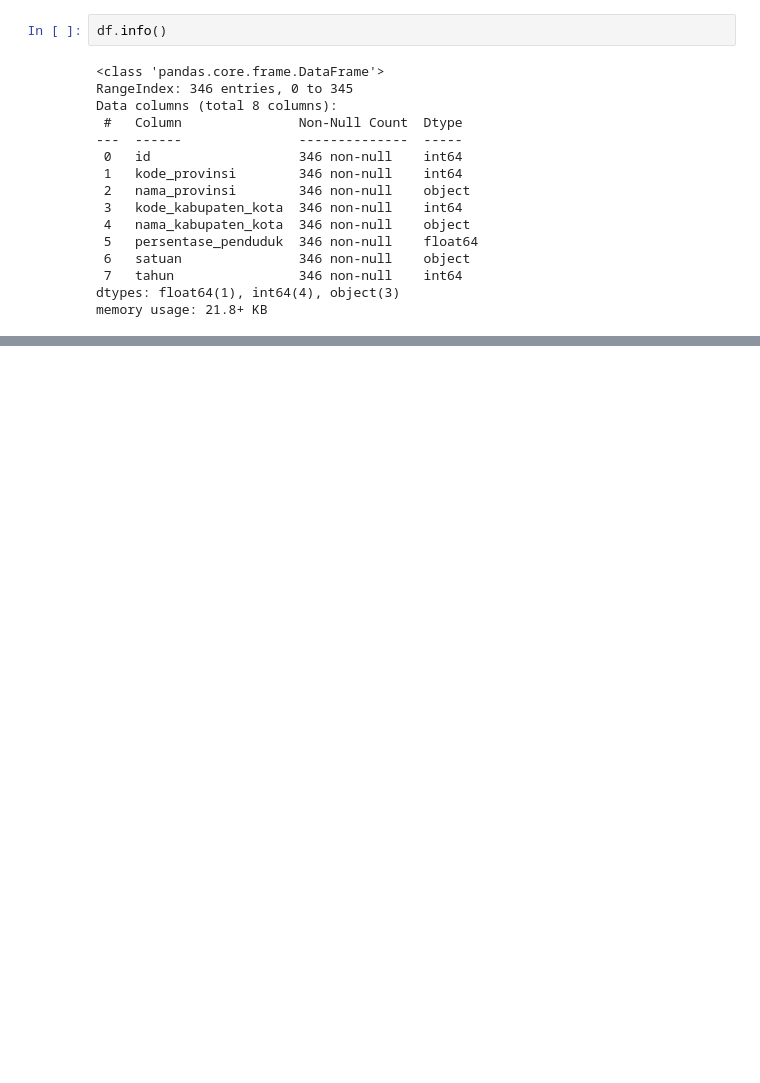
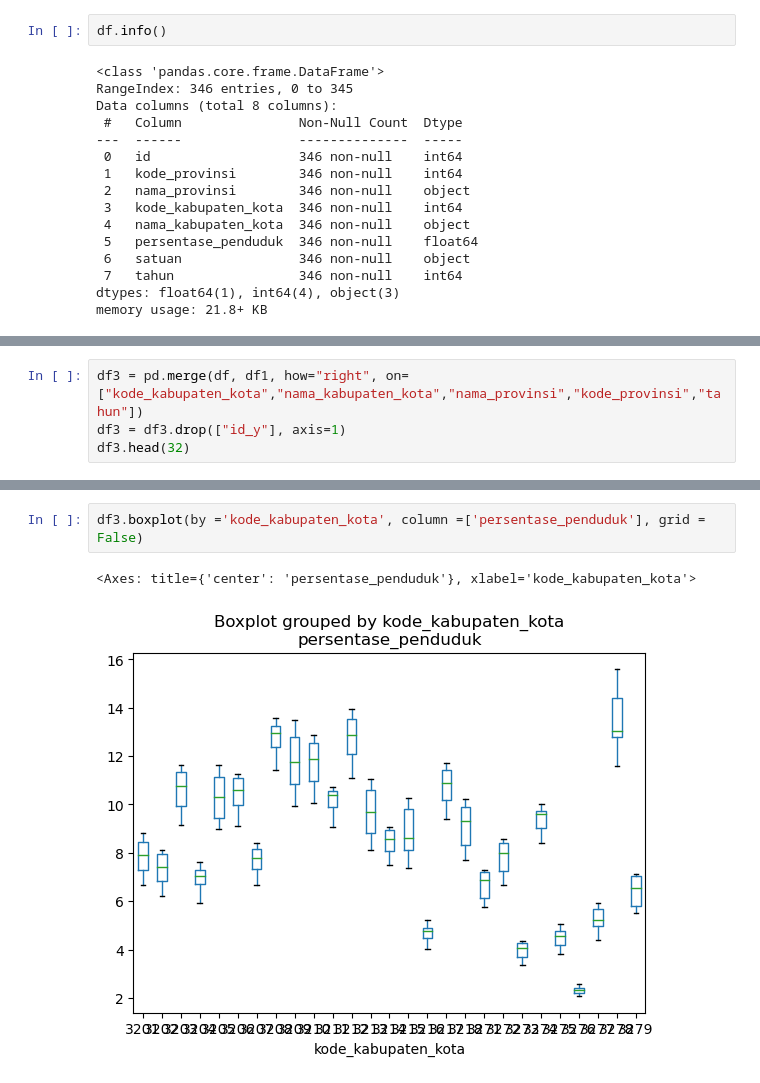
Before and after one commit to AlfiFaiz/data_mining, a Jupyter notebook: kelompok 4.ipynb, the cells around one changed output, grey strips where cells are left out. Saved outputs shown, nothing was run; the diff lists cells and outputs as text; blank space fills up the shorter version.

```diff
--- a/kelompok 4.ipynb
+++ b/kelompok 4.ipynb
@@ -86,0 +85,4 @@ memory usage: 10.2+ KB
+# %%
+df3 = pd.merge(df, df1, how="right", on=["kode_kabupaten_kota","nama_kabupaten_kota","nama_provinsi","kode_provinsi","tahun"])
+df3 = df3.drop(["id_y"], axis=1)
+df3.head(32)
@@ -86,0 +107,5 @@ memory usage: 10.2+ KB
+# %%
+df3.boxplot(by ='kode_kabupaten_kota', column =['persentase_penduduk'], grid = False)
+# %% [output]
+<Axes: title={'center': 'persentase_penduduk'}, xlabel='kode_kabupaten_kota'>
+[figure, added]
```
Also changed, not shown: parts of 7 cells of this notebook, 1 other file.
